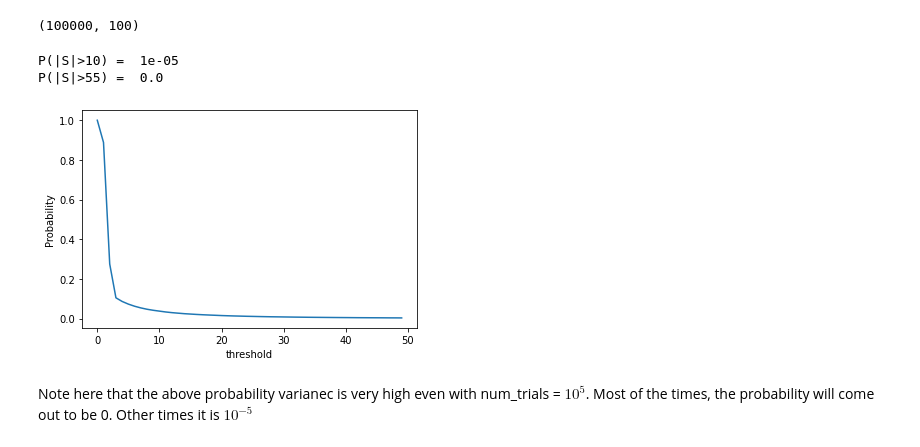
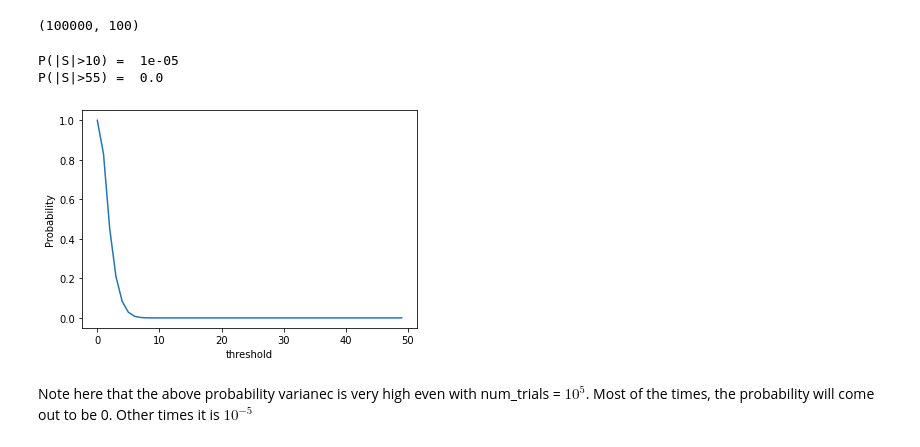
Before and after one commit to hardikparwana/aerosp567, a Jupyter notebook: Project 1_3.ipynb, the cells around one changed output. Cells and saved outputs as stored; diff of their text form; code cells hidden in the pictures.

```diff
--- a/Project 1_3.ipynb
+++ b/Project 1_3.ipynb
@@ -347,23 +373,23 @@ print(estimator_gaussian_vals.shape )
 # %%
 threshold = 10
 print("P(|S|>10) = ", monte_carlo_probability(estimator_gaussian_vals, threshold))
 
 
 
 probs = []
 for threshold in range(50):
-    probs.append(monte_carlo_importance(estimator_vals_importance, threshold))
+    probs.append(monte_carlo_probability(estimator_gaussian_vals, threshold))
 
 plt.plot(probs)
 plt.xlabel('threshold')
 plt.ylabel('Probability')
 
 threshold = 55
 print("P(|S|>55) = ", monte_carlo_probability(estimator_gaussian_vals, threshold))
 # %% [output]
 P(|S|>10) =  1e-05
 P(|S|>55) =  0.0
-[figure, old version]
+[figure, new version]
 # %% [markdown]
 Note here that the above probability varianec is very high even with num_trials = $10^5$. Most of the times, the probability will come out to be 0. Other times it is $10^{-5}$
 # %%
```
Also changed, not shown: parts of 12 cells of this notebook, 3 other files.
